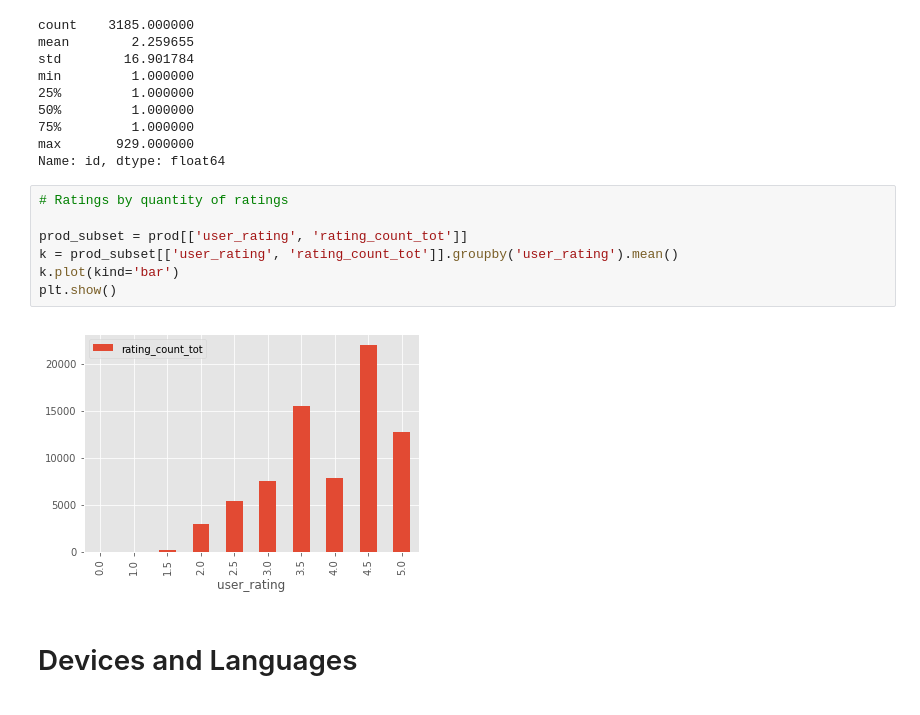
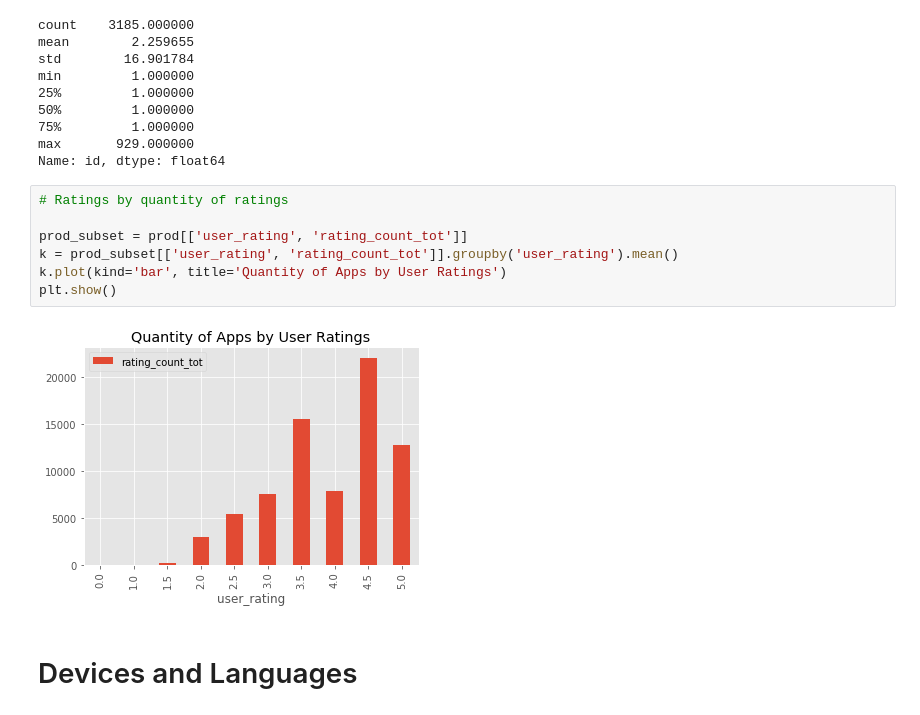
Before and after one commit to mburschtin/GA-Python-, a Jupyter notebook: Appstore_Final_Project.ipynb, the cells around one changed output. Cells and saved outputs as stored; diff of their text form.

```diff
--- a/Appstore_Final_Project.ipynb
+++ b/Appstore_Final_Project.ipynb
@@ -300,12 +300,12 @@ Name: id, dtype: float64
 # %%
 # Ratings by quantity of ratings
 
 prod_subset = prod[['user_rating', 'rating_count_tot']]
 k = prod_subset[['user_rating', 'rating_count_tot']].groupby('user_rating').mean()
-k.plot(kind='bar')
+k.plot(kind='bar', title='Quantity of Apps by User Ratings')
 plt.show()
 # %% [output]
-[figure, old version]
+[figure, new version]
 # %% [markdown]
 # Devices and Languages
 # %%
```
Also changed, not shown: parts of 3 cells of this notebook.
